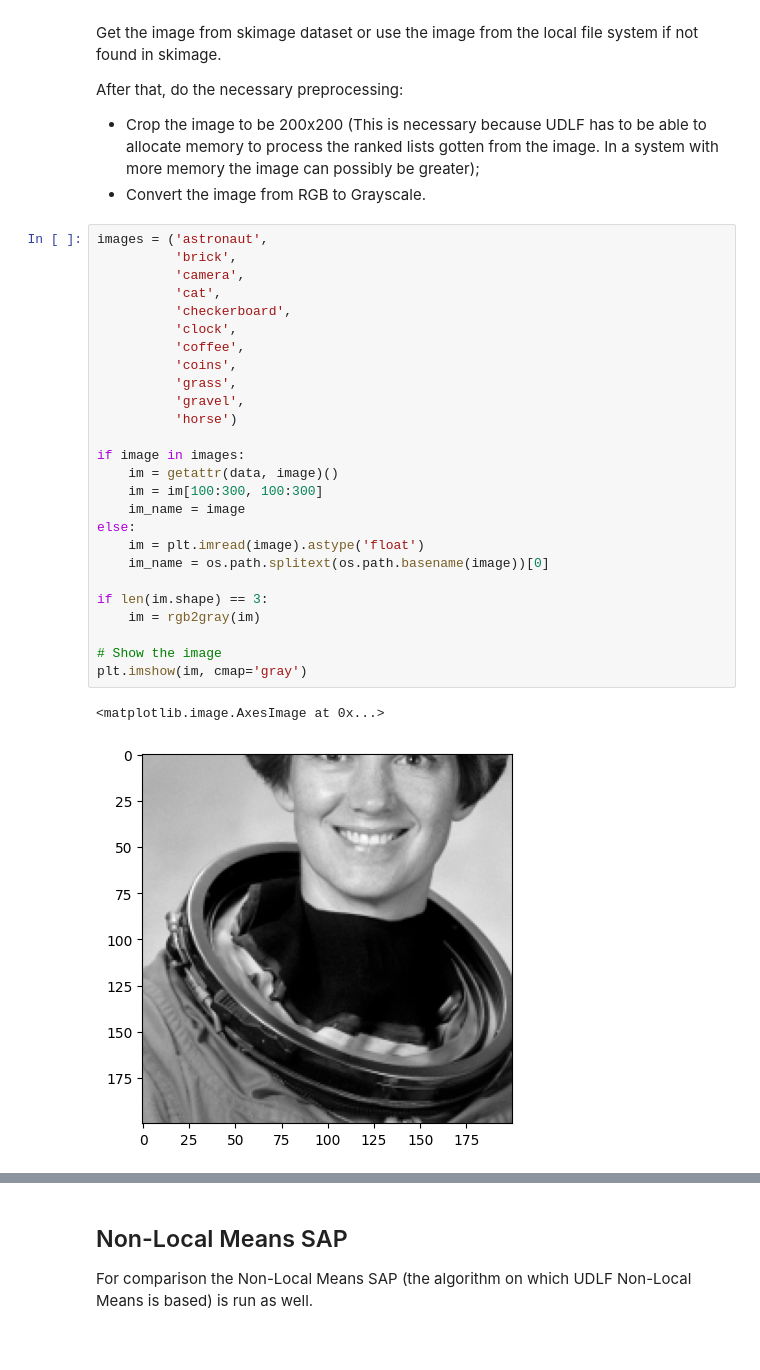
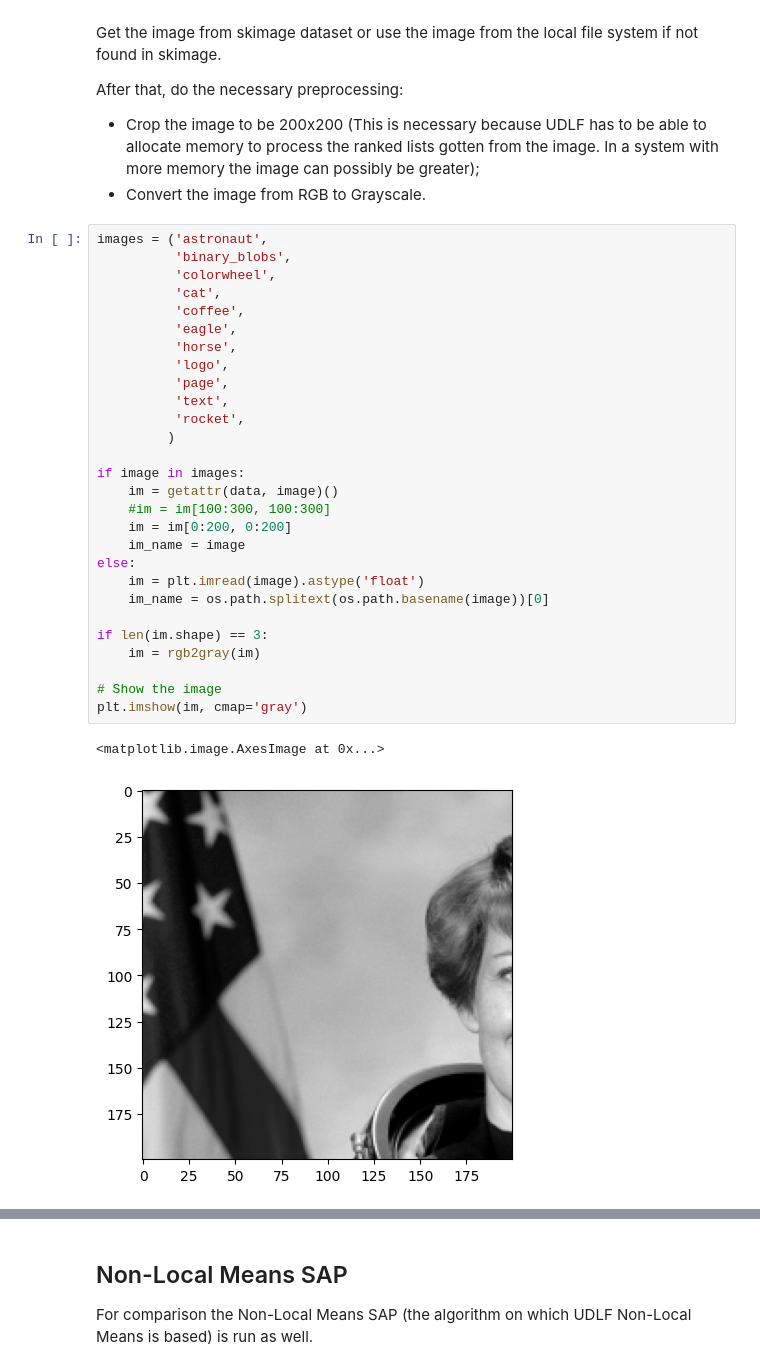
Before and after one commit to murilx/reranking-nlmeans, a Jupyter notebook: LHRR.ipynb, the cells around one changed output, grey strips where cells are left out. Drawn from its saved outputs; the diff is of its cells as text.

```diff
--- a/LHRR.ipynb
+++ b/LHRR.ipynb
@@ -50,33 +62,35 @@ After that, do the necessary preprocessing:
 - Convert the image from RGB to Grayscale.
 # %%
 images = ('astronaut',
-          'brick',
-          'camera',
+          'binary_blobs',
+          'colorwheel',
           'cat',
-          'checkerboard',
-          'clock',
           'coffee',
-          'coins',
-          'grass',
-          'gravel',
-          'horse')
+          'eagle',
+          'horse',
+          'logo',
+          'page',
+          'text',
+          'rocket',
+         )
 
 if image in images:
     im = getattr(data, image)()
-    im = im[100:300, 100:300]
+    #im = im[100:300, 100:300]
+    im = im[0:200, 0:200]
     im_name = image
 else:
     im = plt.imread(image).astype('float')
     im_name = os.path.splitext(os.path.basename(image))[0]
 
 if len(im.shape) == 3:
     im = rgb2gray(im)
 
 # Show the image
 plt.imshow(im, cmap='gray')
 # %% [output]
 <matplotlib.image.AxesImage at 0x...>
-[figure, old version]
+[figure, new version]
 # %%
 im_nse = random_noise(im, var = sig**2)
 sigma_est = np.mean(estimate_sigma(im_nse, channel_axis=-1))
```
Also changed, not shown: parts of 22 cells of this notebook, 2 other files.
